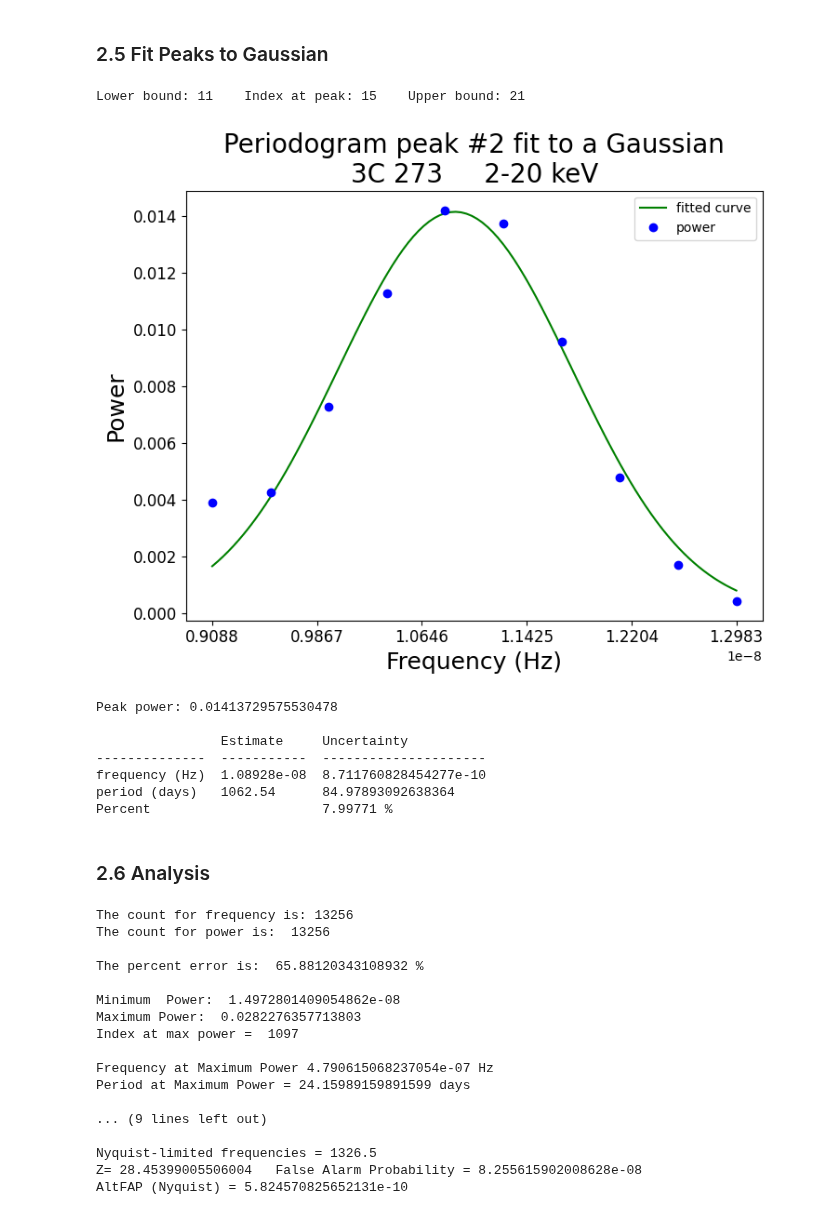
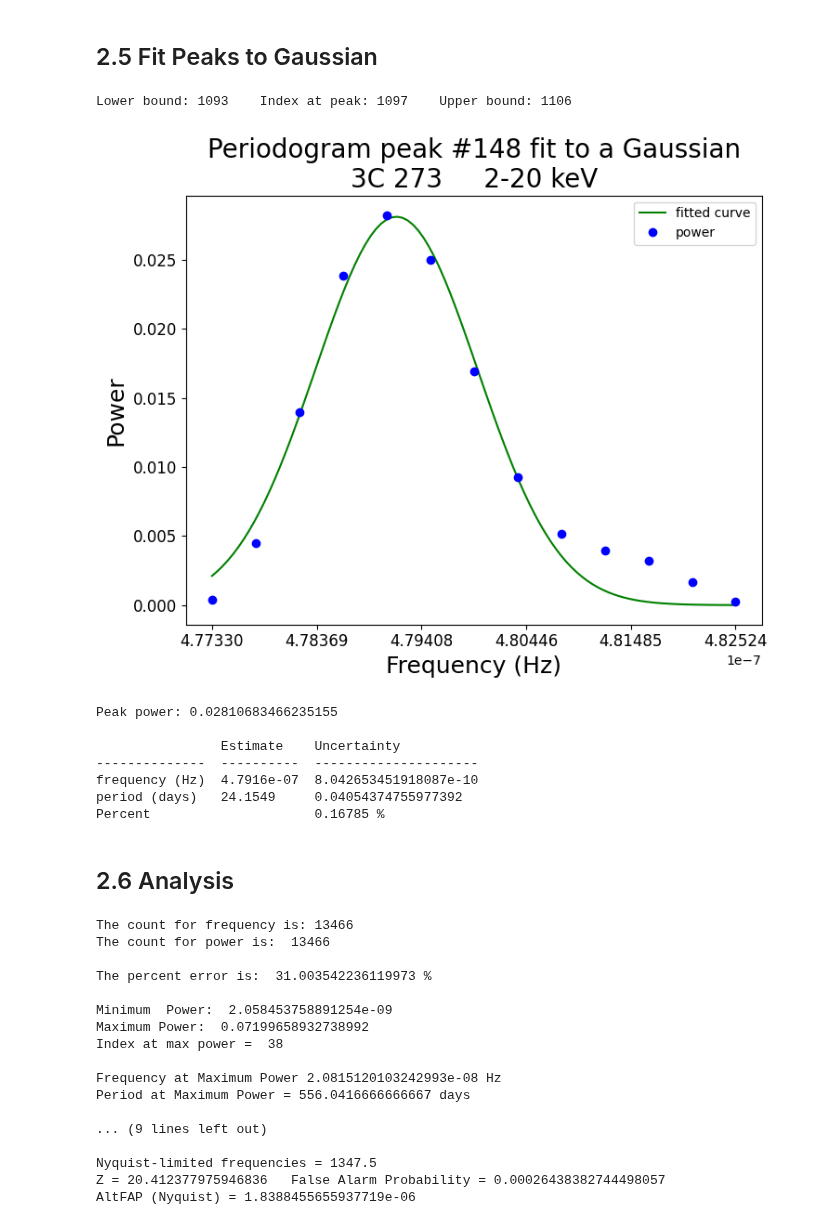
Before and after one commit to Beauremontt/AGN-Flux-Timing-Analysis, a Jupyter notebook: AGNFluxTimingAnalysis.ipynb, the cells around one changed output. Drawn from its saved outputs; the diff is of its cells as text; code cells hidden in the pictures.

```diff
--- a/AGNFluxTimingAnalysis.ipynb
+++ b/AGNFluxTimingAnalysis.ipynb
@@ -45,13 +43,13 @@ def display_data(prefix):
 # @title  { form-width: "40%" }
 
 # url of the flux data
-url = "http://maxi.riken.jp/star_data/J1229+020/J1229+020_g_lc_1day_all.dat" # @param {type:"string"}
+url = "http://maxi.riken.jp/star_data/J1104+382/J1104+382_g_lc_1day_all.dat" # @param {type:"string"}
 
 # filename if you choose not to pull from url
 filename = "" # @param {type:"string"}
 
 # name of the AGN to display on plots
-flux_source = "3C 273"  # @param {type:"string"}
+flux_source = "Mrk 421"  # @param {type:"string"}
 
 # which energy range to use; value is ordinal and depends on the archive
   # MAXI includes four different bands in each data file: 2-20, 2-4, 4-10, and 10-20 keV
@@ -367,10 +373,10 @@ No period bar plotted.
 # %% [markdown]
-### 2.5 Fit Peaks to Gaussian
+## 2.5 Fit Peaks to Gaussian
 # %%
 # @title  { form-width: "25%" }
 
 # choose peak from labels on graph, or from 'peaks index' row of second table in 2.3
-choose_peak = 2 # @param {type:"integer"}
+choose_peak = 148 # @param {type:"integer"}
 
 # define interval around peak
 interval_start = pits[choose_peak]
@@ -402,44 +408,44 @@ params, covariance = curve_fit(Gauss, data_x, data_y, p0=init)
 estimate_hz, uncertainty_hz, amplitude = params
 
 # convert parameters from seconds to days
 percent_uncertainty = uncertainty_hz/estimate_hz
 estimate_day = 1/(estimate_hz*86400)
 uncertainty_day = percent_uncertainty * estimate_day
 
 
 # plot fitted curve and data
 plt.subplots(1,1,figsize=(8,6))
 gauss_x = np.linspace(data_x[0], data_x[-1], 100)
 plt.plot(gauss_x, Gauss(gauss_x, estimate_hz, uncertainty_hz, amplitude), 'g-', label="fitted curve")
 plt.plot(data_x, data_y, 'bo', label="power")
 
 # put labels on plot
 plt.title(f"Periodogram peak #{choose_peak} fit to a Gaussian\n{flux_source}     {band_label}", fontsize=20)
 plt.xticks(np.linspace(min(data_x), max(data_x), 6))
 plt.xlabel("Frequency (Hz)", fontsize=18)
 plt.ylabel("Power", fontsize=18)
 plt.tick_params(labelsize=12)
 plt.legend()
 
 # print results
 plt.show()
 print("\nPeak power:", amplitude, "\n")
 print(tabulate([["frequency (Hz)"] + [estimate_hz, uncertainty_hz],
                 ["period (days)"] + [estimate_day, uncertainty_day],
                 ["Percent", None, f"{percent_uncertainty*100:.5f} %"]],
                 headers=["", "Estimate", "Uncertainty"], numalign='left'))
 # %% [output]
-Lower bound: 11    Index at peak: 15    Upper bound: 21
+Lower bound: 1093    Index at peak: 1097    Upper bound: 1106
-[figure, old version]
+[figure, new version]
-Peak power: 0.01413729575530478
+Peak power: 0.02810683466235155
 
-                Estimate     Uncertainty
---------------  -----------  ---------------------
-frequency (Hz)  1.08928e-08  8.711760828454277e-10
-period (days)   1062.54      84.97893092638364
-Percent                      7.99771 %
+                Estimate    Uncertainty
+--------------  ----------  ---------------------
+frequency (Hz)  4.7916e-07  8.042653451918087e-10
+period (days)   24.1549     0.04054374755977392
+Percent                     0.16785 %
 # %% [markdown]
-### 2.6 Analysis
+## 2.6 Analysis
 # %%
 # @title
 # finds the maximum and the minimum of the periodogram columns
@@ -484,23 +490,23 @@ print("Power standard deviation =", sigma_tot)
 print("\nNumber of independent frequencies =", N_i)
 
 print("\nNyquist-limited frequencies =", NumData/2)
-print("Z=", Z, "  False Alarm Probability =", FAP)
+print("Z =", Z, "  False Alarm Probability =", FAP)
 print("AltFAP (Nyquist) =", altFAP)
 # %% [output]
-The count for frequency is: 13256
-The count for power is:  13256
+The count for frequency is: 13466
+The count for power is:  13466
 
-The percent error is:  65.88120343108932 %
+The percent error is:  31.003542236119973 %
 
-Minimum  Power:  1.4972801409054862e-08
-Maximum Power:  0.0282276357713803
-Index at max power =  1097
+Minimum  Power:  2.058453758891254e-09
+Maximum Power:  0.07199658932738992
+Index at max power =  38
 
-Frequency at Maximum Power 4.790615068237054e-07 Hz
-Period at Maximum Power = 24.15989159891599 days
+Frequency at Maximum Power 2.0815120103242993e-08 Hz
+Period at Maximum Power = 556.0416666666667 days
 
 ... (9 lines left out)
 
-Nyquist-limited frequencies = 1326.5
-Z= 28.45399005506004   False Alarm Probability = 8.255615902008628e-08
-AltFAP (Nyquist) = 5.824570825652131e-10
+Nyquist-limited frequencies = 1347.5
+Z = 20.412377975946836   False Alarm Probability = 0.00026438382744498057
+AltFAP (Nyquist) = 1.8388455655937719e-06
```
Also changed, not shown: parts of 14 cells of this notebook.
